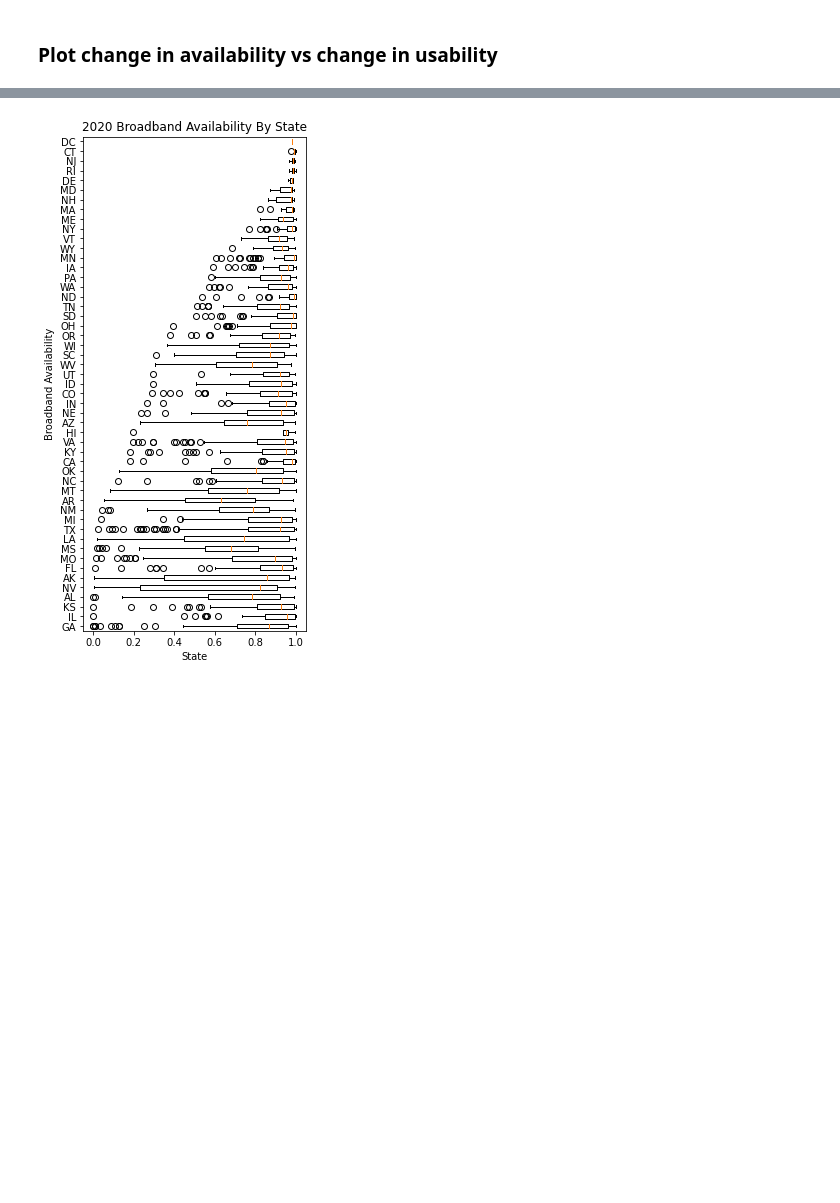
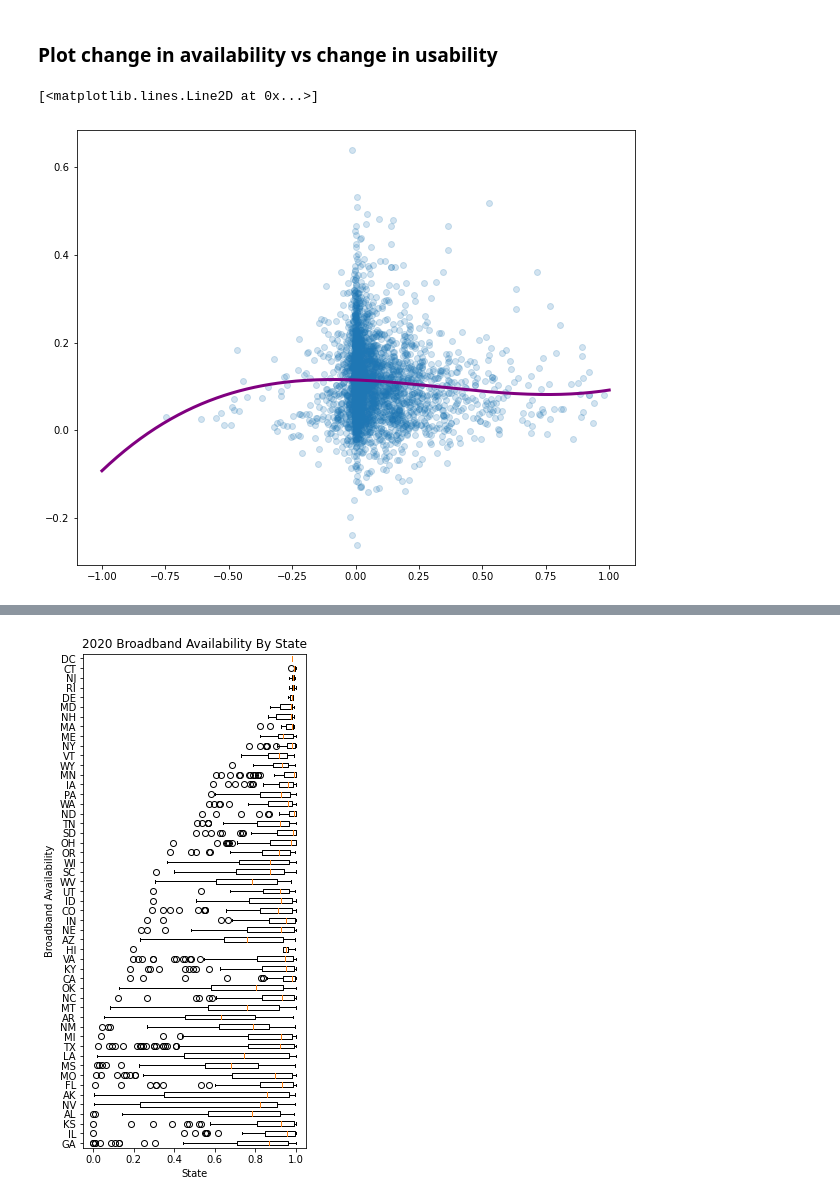
Before and after one commit to DragonGriffon2003/2021_DataSoup_DataFest, a Jupyter notebook: Data-Vis.ipynb, the cells around one changed output, grey strips where cells are left out. Cells and saved outputs as stored; diff of their text form; code cells hidden in the pictures; blank space fills up the shorter version.

```diff
--- a/Data-Vis.ipynb
+++ b/Data-Vis.ipynb
@@ -141,17 +141,20 @@ def sample_poly(beta,a,b,num):
 # %%
 plt.rcParams['figure.figsize'] = [10,8]
 a = -1
 b = 1
-degree = 1000000000
+degree = 3
 x = broad_change['AVAILABILITY_CHANGE']
 X = create_vandermonde(degree+1, x)
 y = broad_change['USAGE_CHANGE']
 lambda_ = 2
 I = np.identity(degree+1)
 beta_hat = np.linalg.solve(X.T @ X + lambda_*I, X.T @ y)
 (xp,yp) = sample_poly(beta_hat, a, b, 200)
 plt.scatter (x, y, alpha = 0.2)
 plt.plot (xp, yp, 'purple', linewidth=3.0)
+# %% [output]
+[<matplotlib.lines.Line2D at 0x...>]
+[figure, added]
 # %%
 # Plot changes in availability and usage
 plt.rcParams['figure.figsize'] = [10, 8]
```
Also changed, not shown: parts of 1 cell of this notebook.
